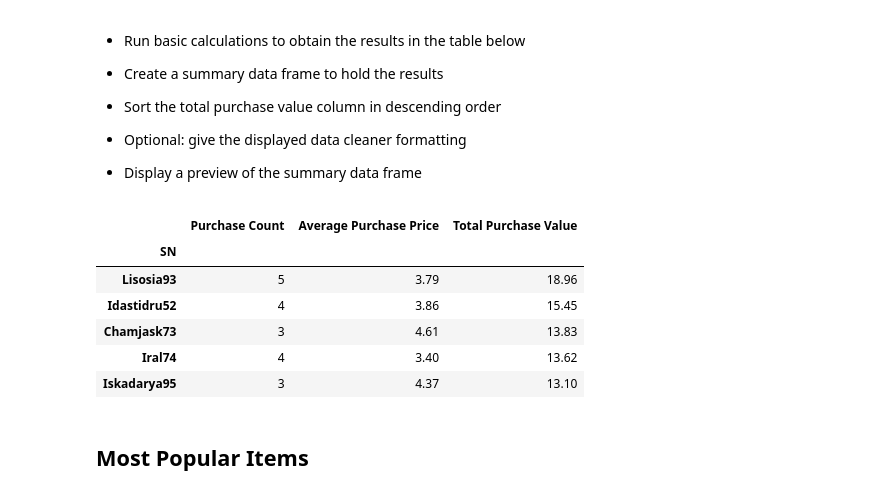
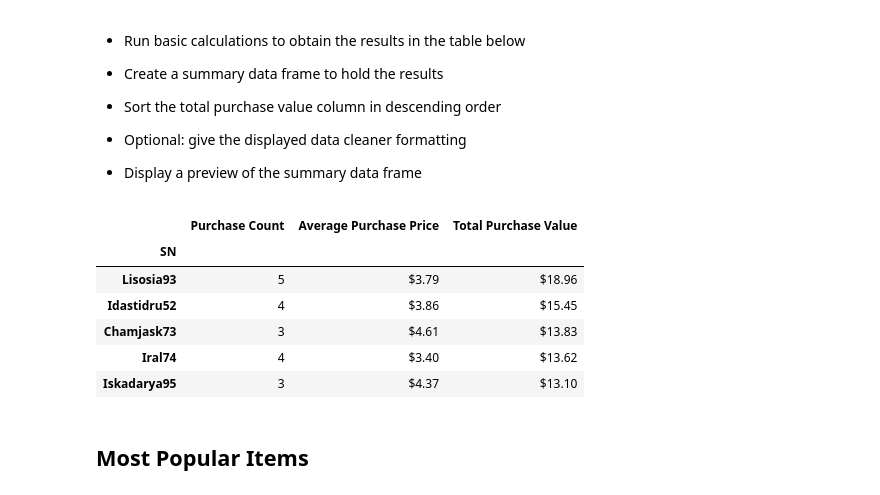
Before and after one commit to stoneGA1992/pandas-challenge, a Jupyter notebook: HeroesOfPymoli/HeroesOfPymoli_starter.ipynb, the cells around one changed output. Drawn from its saved outputs; the diff is of its cells as text; code cells hidden in the pictures.

```diff
--- a/HeroesOfPymoli/HeroesOfPymoli_starter.ipynb
+++ b/HeroesOfPymoli/HeroesOfPymoli_starter.ipynb
@@ -345,40 +349,40 @@ sn_group = purchase_data.groupby("SN")
 
 
 # Calculations
 
 purchase_count3 = sn_group["Item Name"].count()
 
 avg_purchase3 = sn_group["Price"].mean()
 
 total_purchase3 = sn_group["Price"].sum()
 
 
 
 purchasing_analysis_SN =pd.DataFrame({"Purchase Count": purchase_count3,
                                    "Average Purchase Price": avg_purchase3,
                                    "Total Purchase Value": total_purchase3})
 
 
 SN_descending = purchasing_analysis_SN.sort_values(["Total Purchase Value"],ascending= False)
 
 SN_descending.head()
 
 
 #Formatting
 
-SN_descending["Average Purchase Price"] = SN_descending["Average Purchase Price"].map("{:.2f}".format)
+SN_descending["Average Purchase Price"] = SN_descending["Average Purchase Price"].map("${:.2f}".format)
 
-SN_descending["Total Purchase Value"] = SN_descending["Total Purchase Value"].map("{:.2f}".format)
+SN_descending["Total Purchase Value"] = SN_descending["Total Purchase Value"].map("${:.2f}".format)
 
 SN_descending.head()
 # %% [output]
 |  | Purchase Count | Average Purchase Price | Total Purchase Value |
 | SN |  |  |  |
-| Lisosia93 | 5 | 3.79 | 18.96 |
-| Idastidru52 | 4 | 3.86 | 15.45 |
-| Chamjask73 | 3 | 4.61 | 13.83 |
-| Iral74 | 4 | 3.40 | 13.62 |
-| Iskadarya95 | 3 | 4.37 | 13.10 |
+| Lisosia93 | 5 | $3.79 | $18.96 |
+| Idastidru52 | 4 | $3.86 | $15.45 |
+| Chamjask73 | 3 | $4.61 | $13.83 |
+| Iral74 | 4 | $3.40 | $13.62 |
+| Iskadarya95 | 3 | $4.37 | $13.10 |
 # %% [markdown]
 ## Most Popular Items
 # %% [markdown]
```
Also changed, not shown: parts of 2 cells of this notebook.
